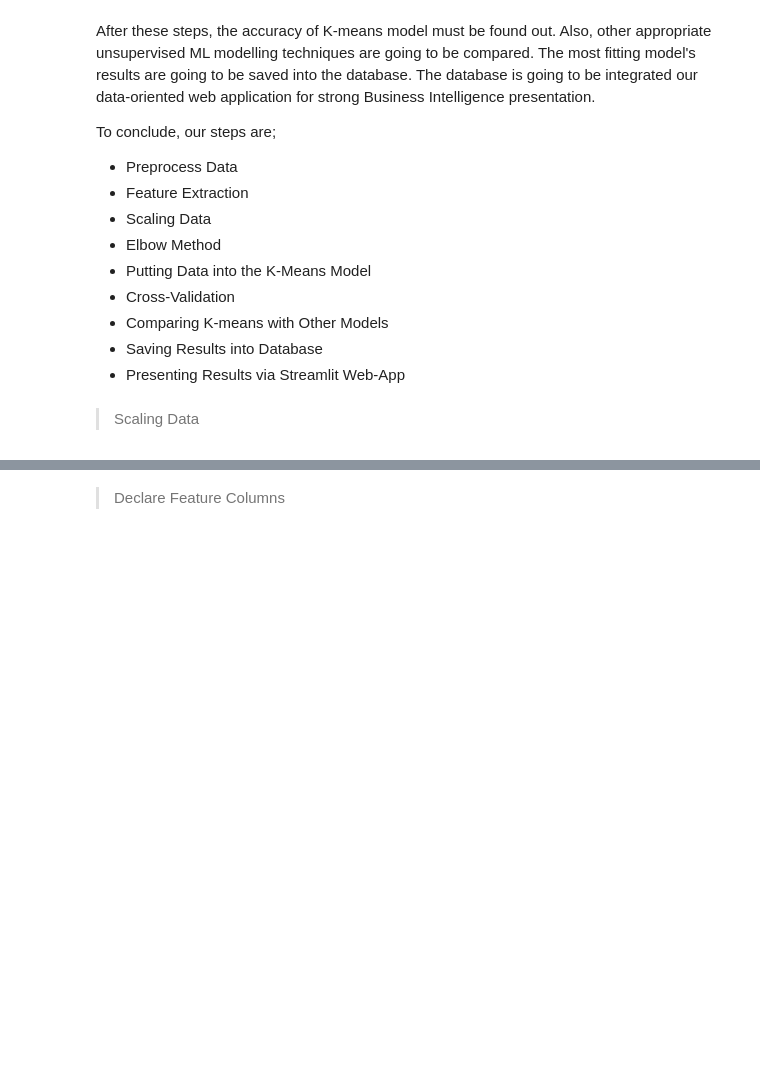
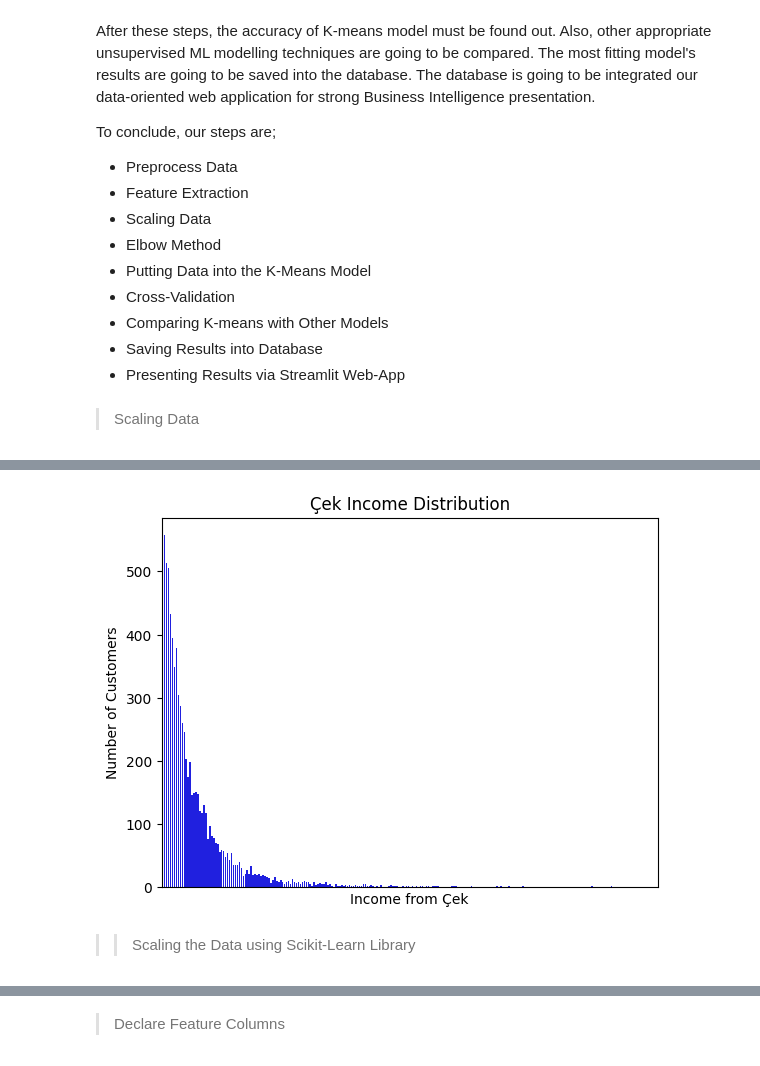
Before and after one commit to EmirhanServeren/factoring-customer-segmentation, a Jupyter notebook: segmentation.ipynb, the cells around one changed output, grey strips where cells are left out. Cells and saved outputs as stored; diff of their text form; code cells hidden in the pictures; blank space fills up the shorter version.

```diff
--- a/segmentation.ipynb
+++ b/segmentation.ipynb
@@ -772 +856,15 @@ To conclude, our steps are;
+# %%
+# created a data frame for customer income first
+cek_income_df=scaled_gType_df['CEK_INCOME'].value_counts().sort_index(ascending=True)
+# visualizing it using seaborn library
+sns.countplot(data=cek_income_df, x=cek_income_df.values, color='blue', linewidth=2)
+plt.xticks([])              # hide x-axis tick labels
+plt.title('Çek Income Distribution')
+plt.xlabel('Income from Çek')
+plt.ylabel('Number of Customers')
+plt.show()
+# %% [output]
+[figure, added]
+# %% [markdown]
+>> Scaling the Data using Scikit-Learn Library
 # %%
```
Also changed, not shown: parts of 26 cells of this notebook.
